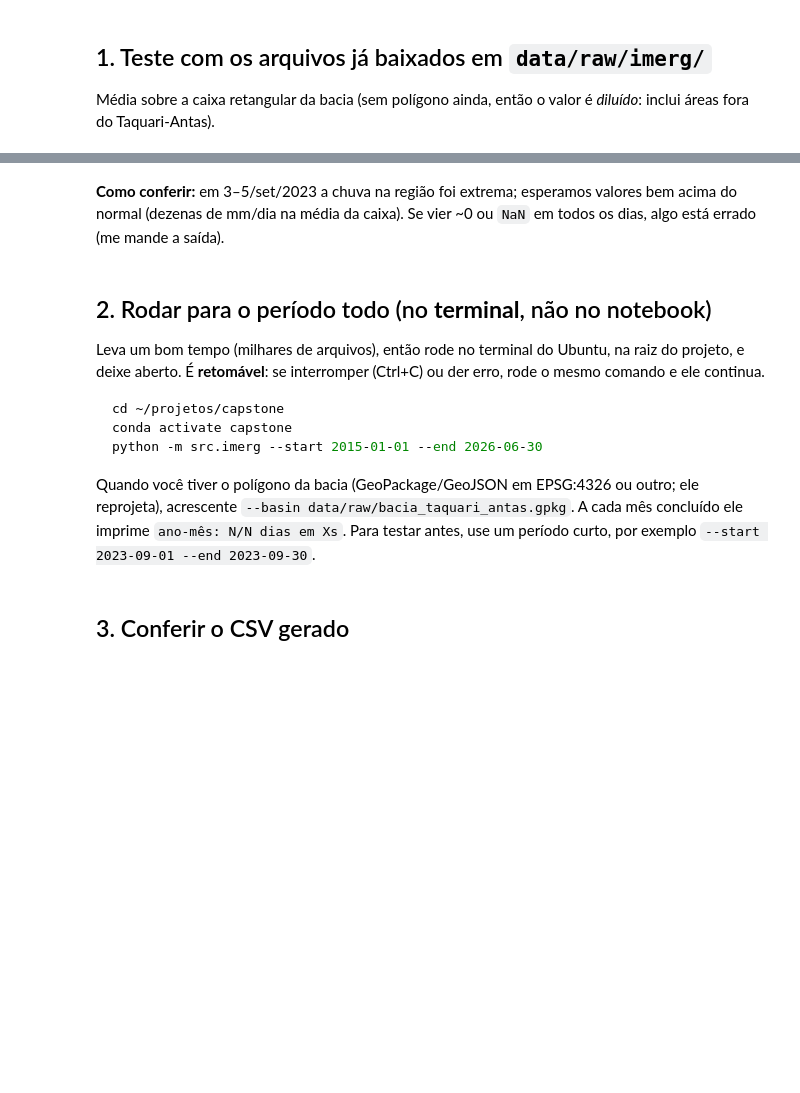
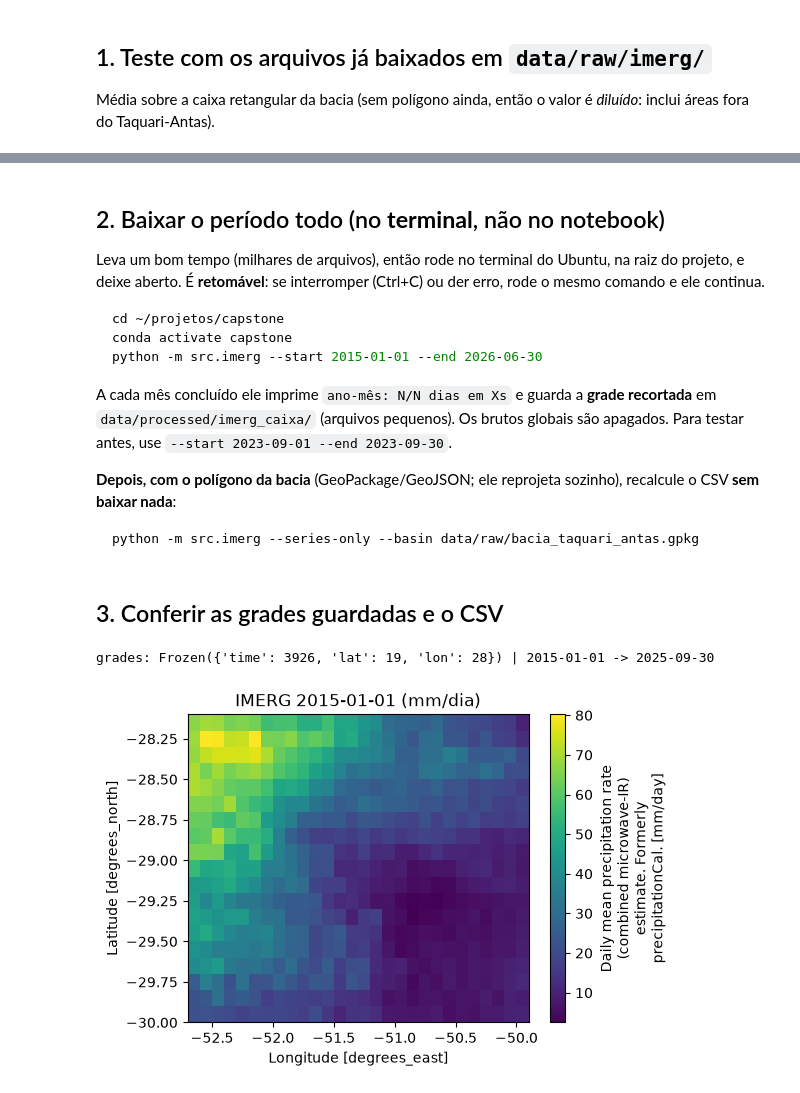
Before and after one commit to isabeckmann/ftl-capstone, a Jupyter notebook: notebooks/00_chuva_bacia_imerg.ipynb, the cells around one changed output, grey strips where cells are left out. Drawn from its saved outputs; the diff is of its cells as text; code cells hidden in the pictures; blank space fills up the shorter version.

````diff
--- a/notebooks/00_chuva_bacia_imerg.ipynb
+++ b/notebooks/00_chuva_bacia_imerg.ipynb
@@ -31,8 +44,5 @@ pd.DataFrame(linhas)
-# %% [markdown]
-**Como conferir:** em 3–5/set/2023 a chuva na região foi extrema; esperamos valores bem acima do normal (dezenas de mm/dia na média da caixa).
-Se vier ~0 ou `NaN` em todos os dias, algo está errado (me mande a saída).
 # %% [markdown]
-## 2. Rodar para o período todo (no **terminal**, não no notebook)
+## 2. Baixar o período todo (no **terminal**, não no notebook)
 
 Leva um bom tempo (milhares de arquivos), então rode no terminal do Ubuntu, na raiz do projeto, e deixe aberto. É **retomável**: se interromper (Ctrl+C) ou der erro, rode o mesmo comando e ele continua.
 
@@ -42,10 +52,28 @@ conda activate capstone
 python -m src.imerg --start 2015-01-01 --end 2026-06-30
 ```
 
-Quando você tiver o polígono da bacia (GeoPackage/GeoJSON em EPSG:4326 ou outro; ele reprojeta), acrescente `--basin data/raw/bacia_taquari_antas.gpkg`.
-A cada mês concluído ele imprime `ano-mês: N/N dias em Xs`. Para testar antes, use um período curto, por exemplo `--start 2023-09-01 --end 2023-09-30`.
+A cada mês concluído ele imprime `ano-mês: N/N dias em Xs` e guarda a **grade recortada** em `data/processed/imerg_caixa/` (arquivos pequenos).
+Os brutos globais são apagados. Para testar antes, use `--start 2023-09-01 --end 2023-09-30`.
+
+**Depois, com o polígono da bacia** (GeoPackage/GeoJSON; ele reprojeta sozinho), recalcule o CSV **sem baixar nada**:
+
+```bash
+python -m src.imerg --series-only --basin data/raw/bacia_taquari_antas.gpkg
+```
 # %% [markdown]
-## 3. Conferir o CSV gerado
+## 3. Conferir as grades guardadas e o CSV
+# %%
+try:
+    da = imerg.load_grids()
+except FileNotFoundError as e:
+    print(e)
+else:
+    print("grades:", da.sizes, "|", str(da.time.values[0])[:10], "->", str(da.time.values[-1])[:10])
+    dia = da.sel(time=da.time.values[min(len(da.time) - 1, 0)])
+    fig, ax = plt.subplots(figsize=(5.5, 4)); dia.plot(ax=ax); ax.set_title(f"IMERG {str(dia.time.values)[:10]} (mm/dia)"); plt.show()
+# %% [output]
+grades: Frozen({'time': 3926, 'lat': 19, 'lon': 28}) | 2015-01-01 -> 2025-09-30
+[figure, added]
 # %%
 csv = config.PROCESSED / "chuva_bacia_diaria.csv"
 if not csv.exists():
````
Also changed, not shown: parts of 4 cells of this notebook.
